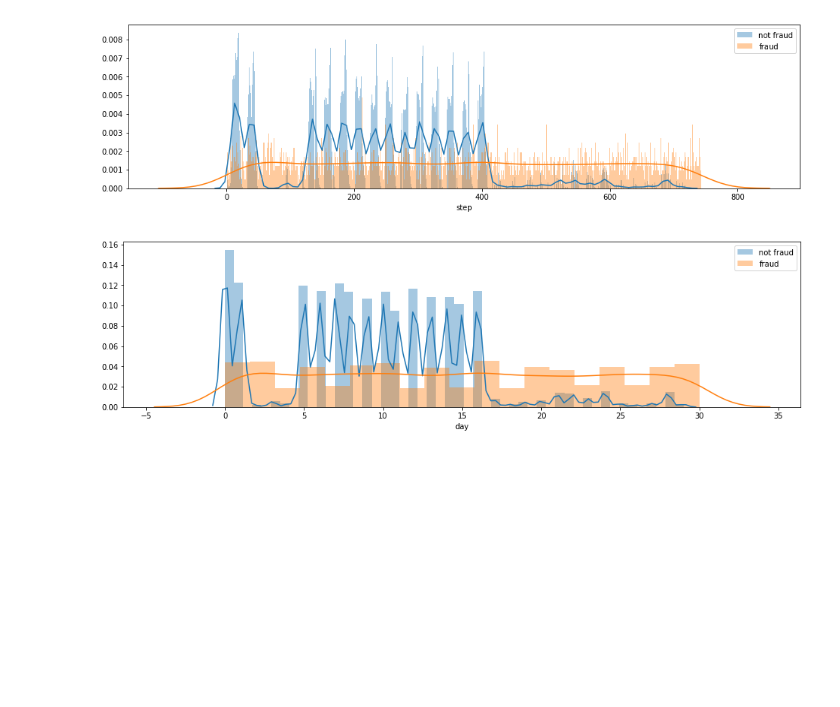
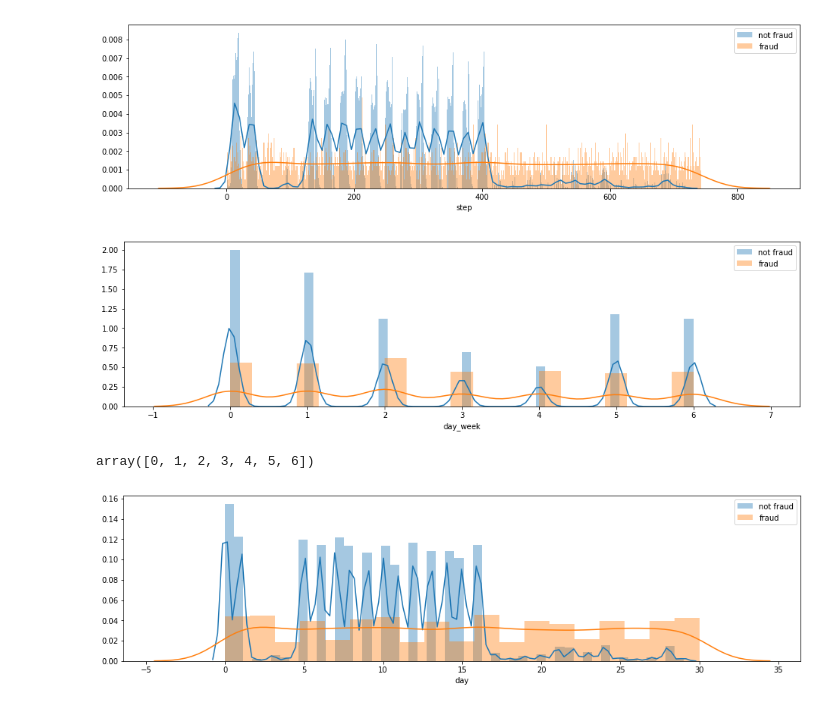
Before and after one commit to PriyankaBiswas/Data-Science, a Jupyter notebook: Unit2_SL/fraud_detection/fraud_detection-pushed.ipynb, the cells around one changed output. Saved outputs shown, nothing was run; the diff lists cells and outputs as text; code cells hidden in the pictures; blank space fills up the shorter version.

```diff
--- a/Unit2_SL/fraud_detection/fraud_detection-pushed.ipynb
+++ b/Unit2_SL/fraud_detection/fraud_detection-pushed.ipynb
@@ -424,3 +421,15 @@ data['hour'] = data.step%24  #dividing steps into hours
+# %%
+plt.figure(figsize =(16,4))
+sns.distplot(data[data['isFraud'] ==0].day_week, label='not fraud')
+sns.distplot(data[data['isFraud'] ==1].day_week, label='fraud')
+plt.legend()
+plt.show()
+# %% [output]
+[figure, added]
+# %%
+(data.day%7).unique()
+# %% [output]
+array([0, 1, 2, 3, 4, 5, 6])
 # %%
 plt.figure(figsize =(16,4))
 sns.distplot(data[data['isFraud'] ==0].day, label='not fraud')
```
Also changed, not shown: parts of 49 cells of this notebook.
